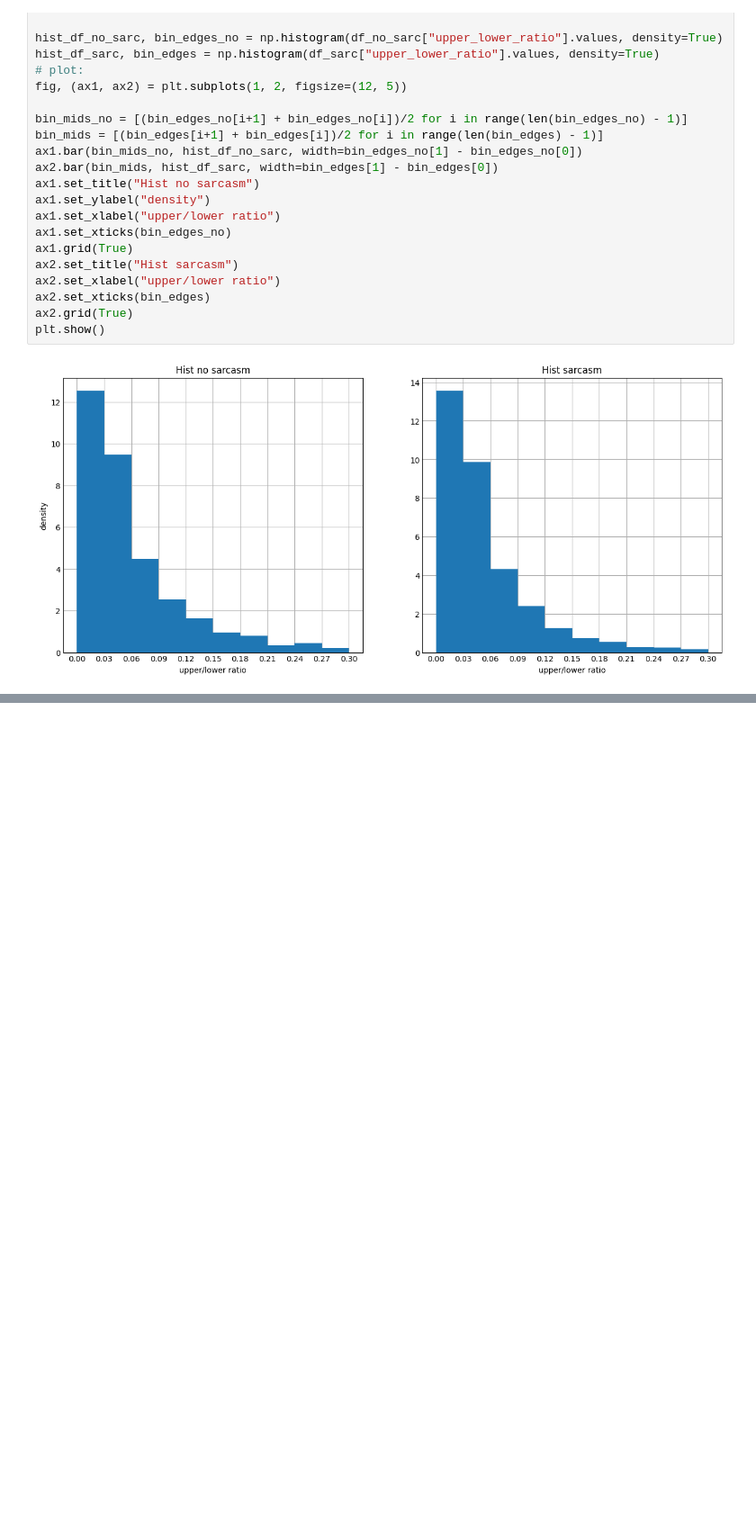
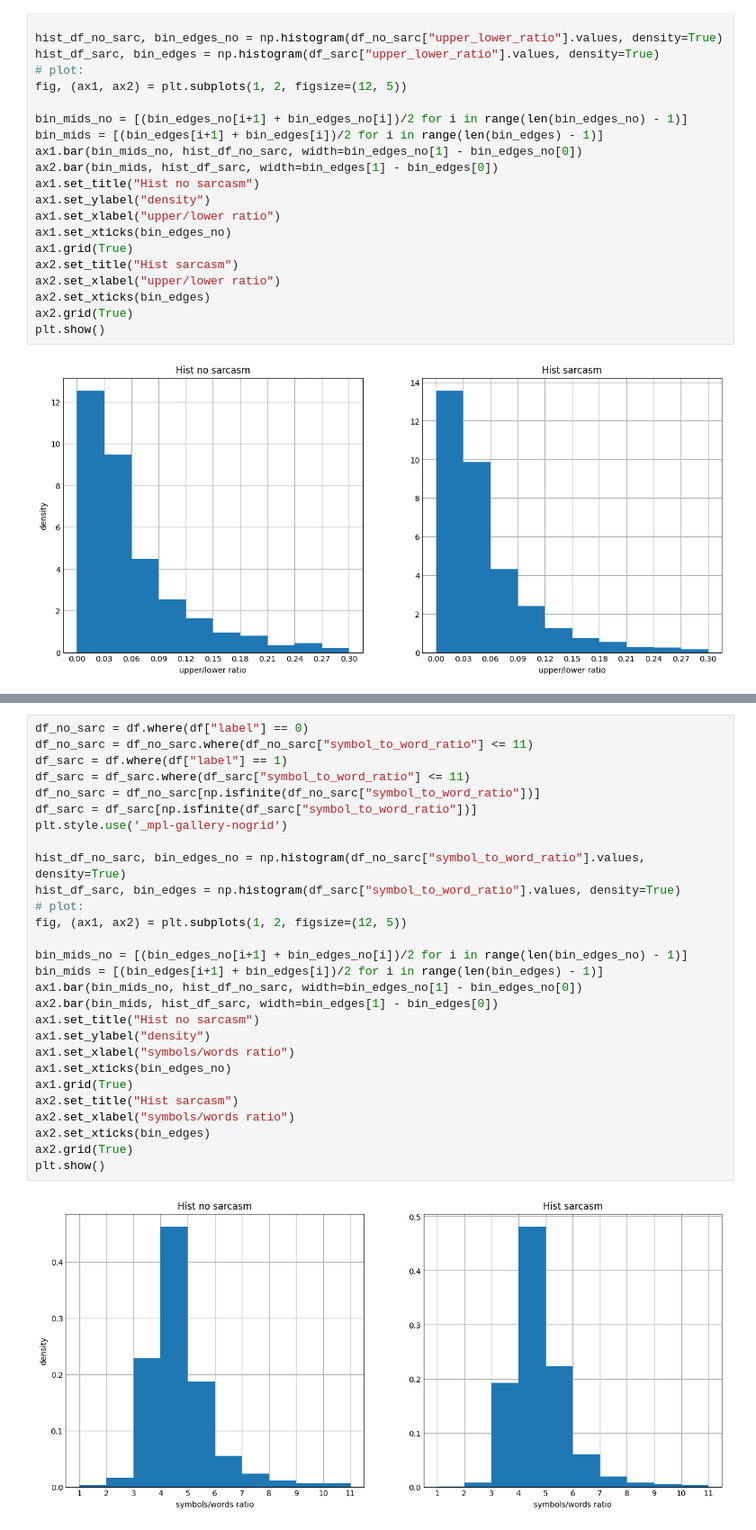
Before and after one commit to Kacper-W-Kozdon/notebook-testing-ivy, a Jupyter notebook: Sarcasm_Detection.ipynb, the cells around one changed output, grey strips where cells are left out. Shown: that part at 90% size. Drawn from its saved outputs; the diff is of its cells as text; blank space fills up the shorter version.

```diff
--- a/Sarcasm_Detection.ipynb
+++ b/Sarcasm_Detection.ipynb
@@ -313,0 +315,30 @@ True
+# %%
+df_no_sarc = df.where(df["label"] == 0)
+df_no_sarc = df_no_sarc.where(df_no_sarc["symbol_to_word_ratio"] <= 11)
+df_sarc = df.where(df["label"] == 1)
+df_sarc = df_sarc.where(df_sarc["symbol_to_word_ratio"] <= 11)
+df_no_sarc = df_no_sarc[np.isfinite(df_no_sarc["symbol_to_word_ratio"])]
+df_sarc = df_sarc[np.isfinite(df_sarc["symbol_to_word_ratio"])]
+plt.style.use('_mpl-gallery-nogrid')
+
+hist_df_no_sarc, bin_edges_no = np.histogram(df_no_sarc["symbol_to_word_ratio"].values, density=True)
+hist_df_sarc, bin_edges = np.histogram(df_sarc["symbol_to_word_ratio"].values, density=True)
+# plot:
+fig, (ax1, ax2) = plt.subplots(1, 2, figsize=(12, 5))
+
+bin_mids_no = [(bin_edges_no[i+1] + bin_edges_no[i])/2 for i in range(len(bin_edges_no) - 1)]
+bin_mids = [(bin_edges[i+1] + bin_edges[i])/2 for i in range(len(bin_edges) - 1)]
+ax1.bar(bin_mids_no, hist_df_no_sarc, width=bin_edges_no[1] - bin_edges_no[0])
+ax2.bar(bin_mids, hist_df_sarc, width=bin_edges[1] - bin_edges[0])
+ax1.set_title("Hist no sarcasm")
+ax1.set_ylabel("density")
+ax1.set_xlabel("symbols/words ratio")
+ax1.set_xticks(bin_edges_no)
+ax1.grid(True)
+ax2.set_title("Hist sarcasm")
+ax2.set_xlabel("symbols/words ratio")
+ax2.set_xticks(bin_edges)
+ax2.grid(True)
+plt.show()
+# %% [output]
+[figure, added]
```
Also changed, not shown: parts of 2 cells of this notebook.
